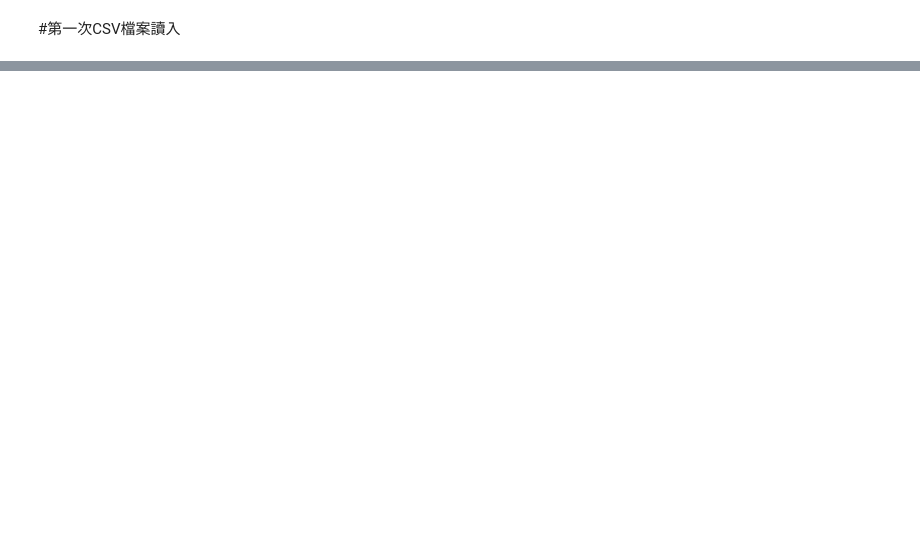
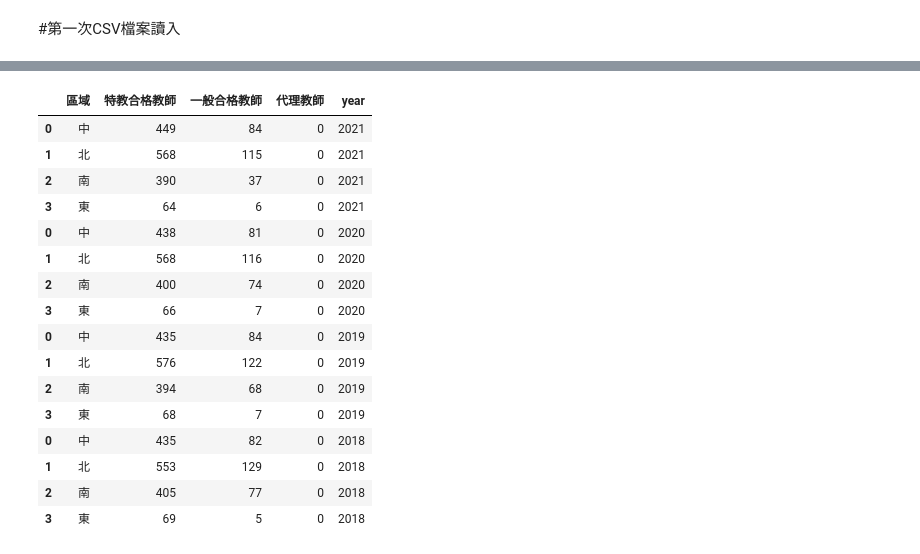
Before and after one commit to 41009035e-David/41009035e-David, a Jupyter notebook: Untitled.ipynb, the cells around one changed output, grey strips where cells are left out. Saved outputs shown, nothing was run; the diff lists cells and outputs as text; code cells hidden in the pictures; blank space fills up the shorter version.

```diff
--- a/Untitled.ipynb
+++ b/Untitled.ipynb
@@ -46,0 +121,2 @@ df
+# %%
+Past['year'] = 2019
@@ -46,0 +150,4 @@ df
+# %%
+next = df107[['區域', '特教合格教師','一般合格教師','代理教師']].groupby(['區域']).sum().reset_index()
+# %%
+next['year'] = 2018
@@ -46,0 +162,23 @@ df
+# %%
+frames = [Type, new, Past, next]
+result = pd.concat(frames)
+# %%
+result
+# %% [output]
+|  | 區域 | 特教合格教師 | 一般合格教師 | 代理教師 | year |
+| 0 | 中 | 449 | 84 | 0 | 2021 |
+| 1 | 北 | 568 | 115 | 0 | 2021 |
+| 2 | 南 | 390 | 37 | 0 | 2021 |
+| 3 | 東 | 64 | 6 | 0 | 2021 |
+| 0 | 中 | 438 | 81 | 0 | 2020 |
+| 1 | 北 | 568 | 116 | 0 | 2020 |
+| 2 | 南 | 400 | 74 | 0 | 2020 |
+| 3 | 東 | 66 | 7 | 0 | 2020 |
+| 0 | 中 | 435 | 84 | 0 | 2019 |
+| 1 | 北 | 576 | 122 | 0 | 2019 |
+| 2 | 南 | 394 | 68 | 0 | 2019 |
+| 3 | 東 | 68 | 7 | 0 | 2019 |
+| 0 | 中 | 435 | 82 | 0 | 2018 |
+| 1 | 北 | 553 | 129 | 0 | 2018 |
+| 2 | 南 | 405 | 77 | 0 | 2018 |
+| 3 | 東 | 69 | 5 | 0 | 2018 |
```
Also changed, not shown: parts of 17 cells of this notebook, 4 other files.
